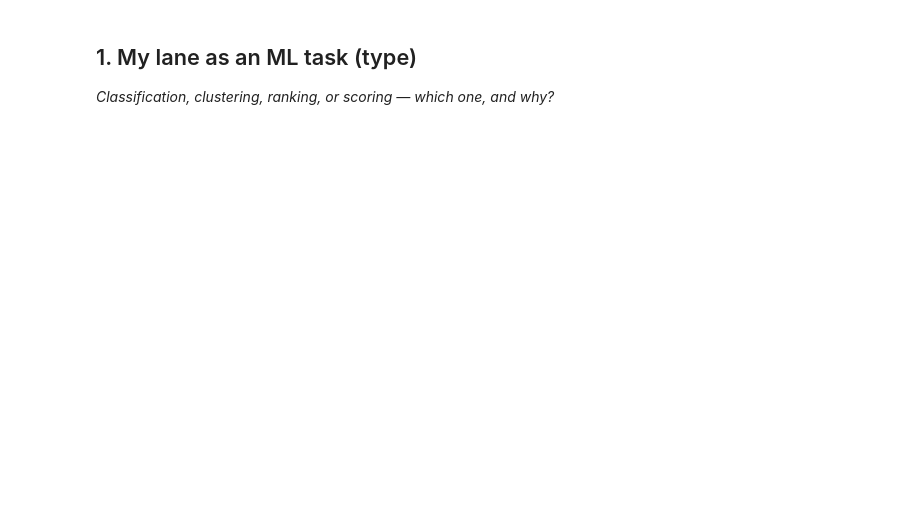
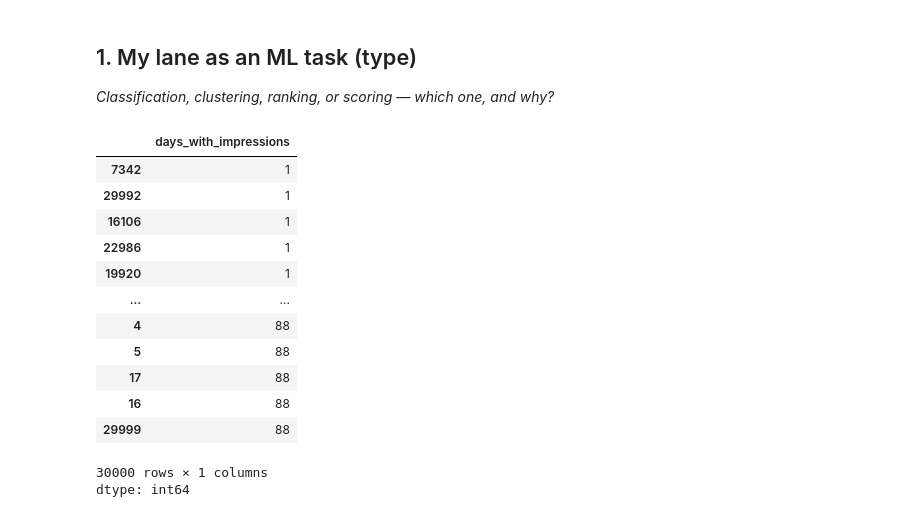
Before and after one commit to estuchis21/ml-internship-week1, a Jupyter notebook: work/notebooks/w02_ml_task_framing.ipynb, the cells around one changed output. Saved outputs shown, nothing was run; the diff lists cells and outputs as text; code cells hidden in the pictures; blank space fills up the shorter version.

```diff
--- a/work/notebooks/w02_ml_task_framing.ipynb
+++ b/work/notebooks/w02_ml_task_framing.ipynb
@@ -10,3 +12,25 @@ This skeleton is yours to fill. Work the sections **in order** — each one has
 ## 1. My lane as an ML task (type)
 
 *Classification, clustering, ranking, or scoring — which one, and why?*
+# %%
+import pandas as pd
+
+url = "https://raw.githubusercontent.com/estuchis21/ml-internship-week1/refs/heads/main/data/raw/content_refresh_anonymized.csv"
+
+original_df = pd.read_csv(url)
+original_df["days_with_impressions"].sort_values()
+# %% [output]
+|  | days_with_impressions |
+| 7342 | 1 |
+| 29992 | 1 |
+| 16106 | 1 |
+| 22986 | 1 |
+| 19920 | 1 |
+| ... | ... |
+| 4 | 88 |
+| 5 | 88 |
+| 17 | 88 |
+| 16 | 88 |
+| 29999 | 88 |
+30000 rows × 1 columns
+dtype: int64
```
Also changed, not shown: parts of 19 cells of this notebook.
